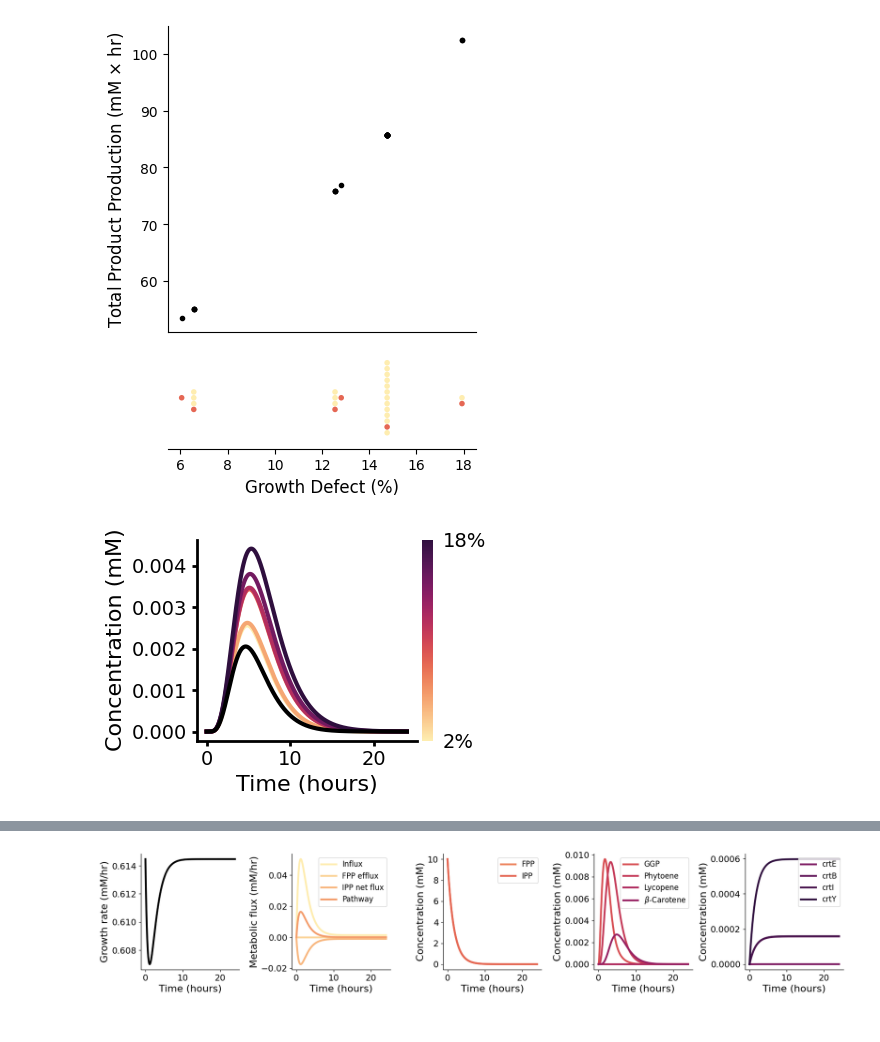
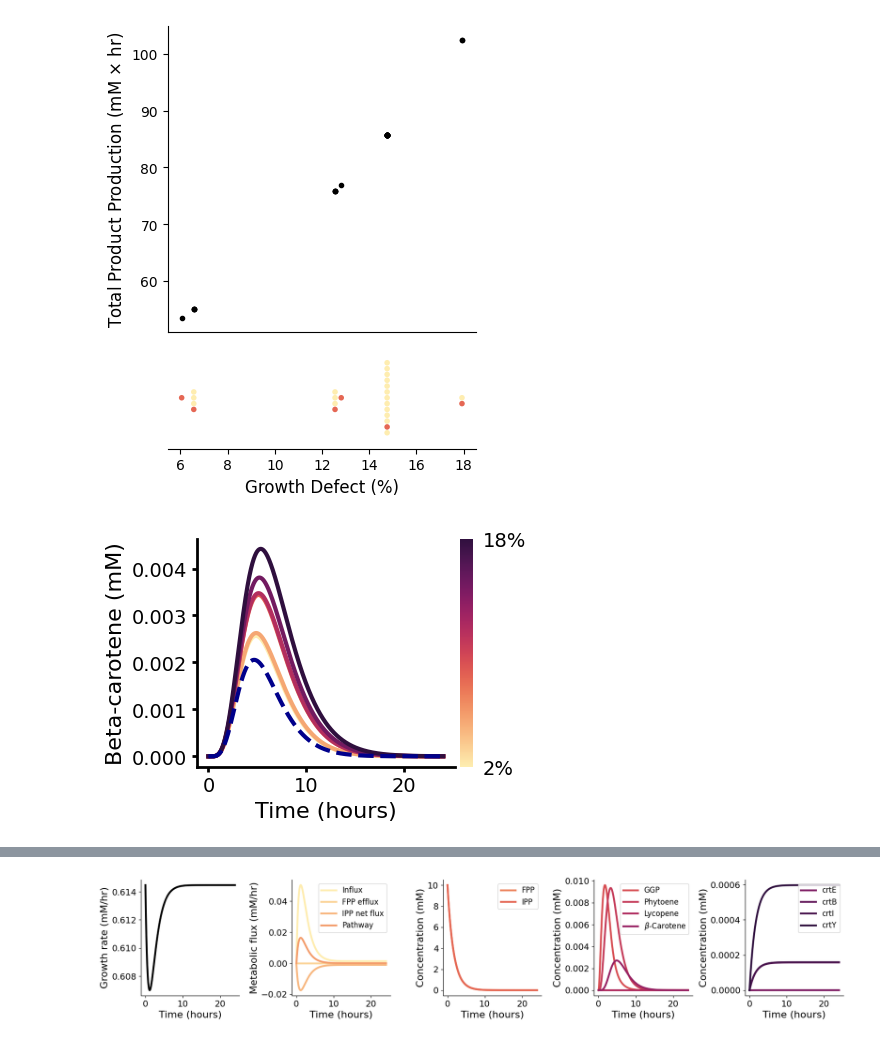
Before and after one commit to cjmerzbacher/joint-simulator, a Jupyter notebook: visualization/bcar_visualization.ipynb, the cells around one changed output, grey strips where cells are left out. Cells and saved outputs as stored; diff of their text form; code cells hidden in the pictures.

```diff
--- a/visualization/bcar_visualization.ipynb
+++ b/visualization/bcar_visualization.ipynb
@@ -22,12 +22,12 @@ linewidth = 3
 axislabelsize=16
 axistickssize=14
 legendsize=12
-fig, axs = plt.subplots(1, 3, figsize=(12, 3.5))
+fig, axs = plt.subplots(1, 3, figsize=(12, 3.7))
 #Growth rate
 ax = axs[0]
 ax.plot(fba.time, fba.lam, lw=linewidth, color="black")
 ax.set_xlabel('Time (hours)', fontsize=axislabelsize)
-ax.set_ylabel('Growth rate (mM/hr)', fontsize=axislabelsize)
+ax.set_ylabel('Growth rate (1/hr)', fontsize=axislabelsize)
 ax.tick_params(axis='y', labelsize=axistickssize)
 ax.tick_params(axis='x', labelsize=axistickssize)
 for axis in ['top','right']:
@@ -41,27 +41,29 @@ ax.plot(ode.time, ode.ipp, lw=linewidth, color=palette[2], label='IPP')
 ax2.plot(ode.time, ode.bcar, lw=linewidth, color=palette[4], label=r'$\beta$-Carotene')
 ax.set_xlabel('Time (hours)', fontsize=axislabelsize)
 ax.set_ylabel('Precursors (mM)', fontsize=axislabelsize)
-ax.set_ylabel('Product (mM)', fontsize=axislabelsize)
+ax2.set_ylabel('Product (mM)', fontsize=axislabelsize)
 
 ax.tick_params(axis='y', labelsize=axistickssize)
 ax.tick_params(axis='x', labelsize=axistickssize)
-for axis in ['top','right']:
+for axis in ['top']:
     ax.spines[axis].set_linewidth(0)
     ax2.spines[axis].set_linewidth(0)
 ax.legend(fontsize=legendsize, frameon=False, loc='upper right', bbox_to_anchor=(0.77,1.0))
-ax2.legend(fontsize=legendsize, frameon=False, loc='upper right', bbox_to_anchor=(1.0,0.8))
+ax2.legend(fontsize=legendsize, frameon=False, loc='upper right', bbox_to_anchor=(0.95,0.8))
+ax2.tick_params(axis='y', labelsize=axistickssize)
 
 #Enzymes
+sf = 1000
 ax = axs[2]
-ax.plot(ode.time, ode.crtE, lw=linewidth, color=palette[7], label='crtE')
-ax.plot(ode.time, ode.crtB, lw=linewidth, color=palette[9], label='crtB')
-ax.plot(ode.time, ode.crtI, lw=linewidth, color=palette[11], label='crtI')
-ax.plot(ode.time, ode.crtY, lw=linewidth, color=palette[13], label='crtY')
+ax.plot(ode.time, ode.crtE*sf, lw=linewidth, color=palette[7], label='crtE')
+ax.plot(ode.time, ode.crtB*sf, lw=linewidth, color=palette[9], label='crtB')
+ax.plot(ode.time, ode.crtI*sf, lw=linewidth, color=palette[11], label='crtI')
+ax.plot(ode.time, ode.crtY*sf, lw=linewidth, color=palette[13], label='crtY')
 ax.set_xlabel('Time (hours)', fontsize=axislabelsize)
-ax.set_ylabel('Concentration (mM)', fontsize=axislabelsize)
+ax.set_ylabel('Concentration (nM)', fontsize=axislabelsize)
 ax.tick_params(axis='y', labelsize=axistickssize)
 ax.tick_params(axis='x', labelsize=axistickssize)
-ax.legend(fontsize=legendsize, loc='upper right', frameon=False, bbox_to_anchor=(1.0,0.96))
+ax.legend(fontsize=legendsize, loc='upper right', frameon=False, bbox_to_anchor=(1.0,1.2))
 for axis in ['top','right']:
     ax.spines[axis].set_linewidth(0)
 
@@ -297,48 +312,57 @@ fig.tight_layout()
 [figure]
 # %%
 ###FIGURE: Product trajectories
+linewidth = 3
+axislabelsize=16
+axistickssize=14
+legendsize=12
+
 sorted = sum_knockouts.sort_values(by='delta_lam')
 defects = sorted.loc[sorted.defect > 1]
 defects = defects.loc[defects.defect < 50]
+# defects = defects.loc[defects.k.isin(knockouts)]
+knockouts = ["b1779", "b2277", "b2779", "b0432", "b0721", "b3919"]
 defects = defects.loc[defects.k.isin(knockouts)]
+
 from mpl_toolkits.axes_grid1 import make_axes_locatable
 import matplotlib as mpl
 linewidth=3
 palette = cmaps.matter.discrete(len(defects)).colors
-fig, ax = plt.subplots(1, 1, figsize=(4.1, 2.93))
+fig, ax = plt.subplots(1, 1, figsize=(4.5,3.2))
 i=-1
 for f in defects.k:
     i = i+1
     sum_k = pd.read_csv('F:/knockouts/'+f+'/sum_data_'+f+'.csv')
     ode = pd.read_csv('F:/knockouts/'+f+'/sim_ode_data_'+f+'.csv')
     ax.plot(ode.time, ode.bcar, lw=linewidth, color=palette[i])
 
 # plot wild type
 ode = pd.read_csv('F:/knockouts/'+sorted.iloc[486].k+'/sim_ode_data_'+sorted.iloc[486].k+'.csv')
-ax.plot(ode.time, ode.bcar, lw=linewidth, color='black')
+ax.plot(ode.time, ode.bcar, lw=linewidth, color='darkblue', linestyle='dashed')
 
 divider = make_axes_locatable(plt.gca())
 ax_cb = divider.new_horizontal(size="5%", pad=0.05)
 cb = mpl.colorbar.ColorbarBase(ax_cb, cmap=cmaps.matter, orientation='vertical', drawedges=False, ticks=[0, 1])
 cb.outline.set_color('white')
 cb.outline.set_linewidth(0)
 #cb.ax.set_yticks([])
 cb.ax.set_yticklabels(['2%', '18%'], fontsize=axistickssize)
 cb.ax.tick_params(width=0)
 
 ax.set_xlabel('Time (hours)', fontsize=axislabelsize)
-ax.set_ylabel('Concentration (mM)', fontsize=axislabelsize)
+ax.set_ylabel('Beta-carotene (mM)', fontsize=axislabelsize)
 for axis in ['top','right']:
     ax.spines[axis].set_linewidth(0)
 ax.spines['bottom'].set_linewidth(2)
 ax.spines['left'].set_linewidth(2)
 ax.tick_params(width=2)
 ax.tick_params(axis='y', labelsize=axistickssize)
 ax.tick_params(axis='x', labelsize=axistickssize)
 plt.gcf().add_axes(ax_cb)
 fig.tight_layout()
 plt.show()
+fig.savefig('../figs/fig3e.png', dpi=500)
 # %% [output]
-[figure, old version]
+[figure, new version]
 # %%
 ###FIGURE: Heatmap of W sweep experiment
```
Also changed, not shown: parts of 10 cells of this notebook, 31 other files.
